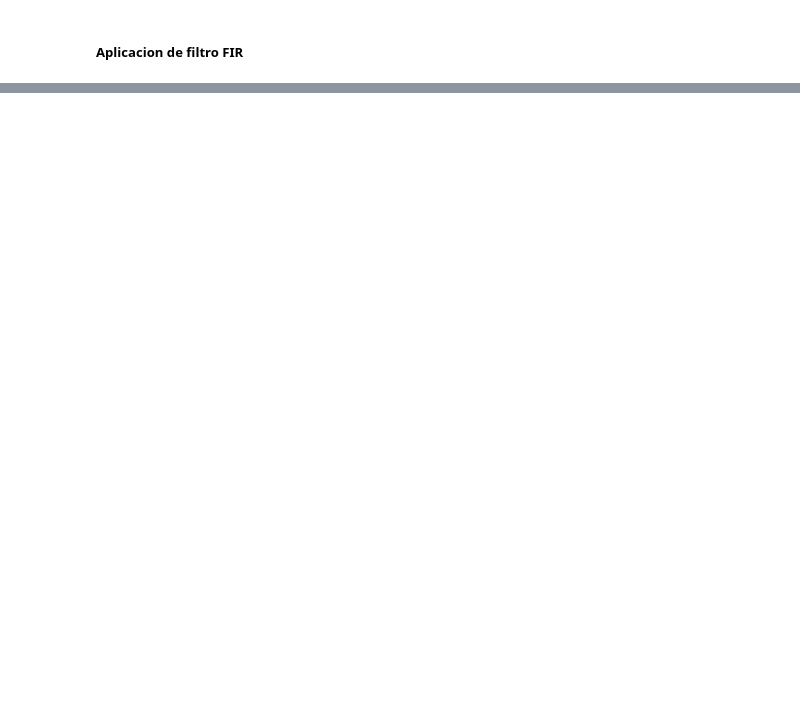
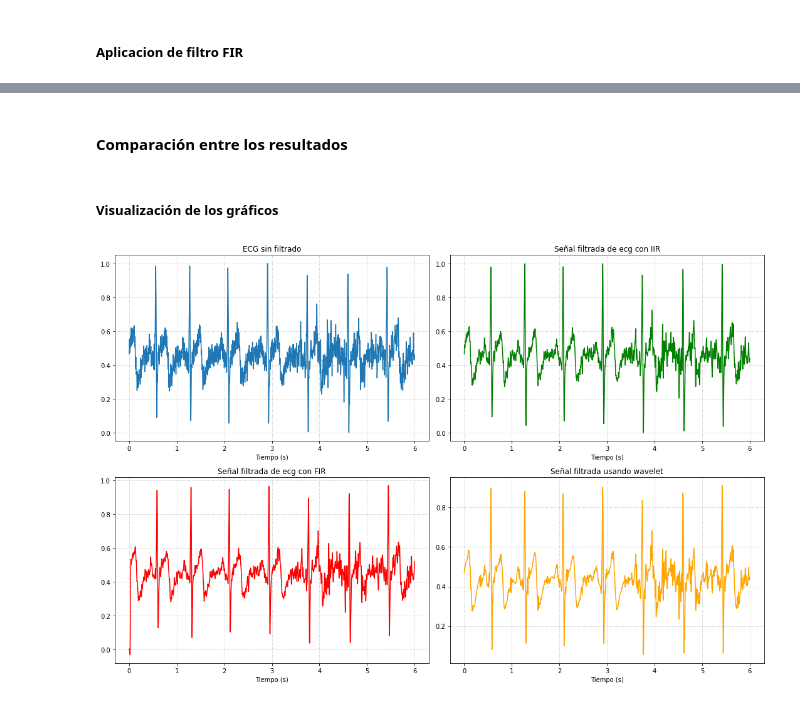
Before and after one commit to fruizg/Introduccion_de_senales, a Jupyter notebook: ISB/Laboratorios/Lab6_Filtrado/FiltroECG.ipynb, the cells around one changed output, grey strips where cells are left out. Saved outputs shown, nothing was run; the diff lists cells and outputs as text; code cells hidden in the pictures; blank space fills up the shorter version.

```diff
--- a/ISB/Laboratorios/Lab6_Filtrado/FiltroECG.ipynb
+++ b/ISB/Laboratorios/Lab6_Filtrado/FiltroECG.ipynb
@@ -124,0 +127,39 @@ ValueError: A filter with an even number of coefficients must have zero response
+# %% [markdown]
+#### Comparación entre los resultados
+# %% [markdown]
+##### Visualización de los gráficos
+# %%
+plt.figure(figsize=(15,10))
+plt.subplot(2,2,1)
+plt.subplots_adjust(hspace=0.6,wspace=0.6)
+
+#Ecg crudo
+plt.plot(t1, y1)
+plt.title("ECG sin filtrado")
+plt.grid(linestyle=":")
+plt.xlabel("Tiempo (s)")
+
+#ecg filtrado IIR
+plt.subplot(2,2,2)
+plt.title('Señal filtrada de ecg con IIR')
+plt.plot(t1,ecg_filtered, color ="green")
+plt.grid(linestyle=":")
+plt.xlabel("Tiempo (s)")
+
+#ecg filtrado con FIR
+plt.subplot(2,2,3)
+plt.title('Señal filtrada de ecg con FIR')
+plt.plot(t1,ecg_filtered_fir, color="red")
+plt.grid(linestyle=":")
+plt.xlabel("Tiempo (s)")
+
+#ecg utilizando wavelets
+plt.subplot(2,2,4)
+plt.title('Señal filtrada usando wavelet')
+plt.plot(t1,senal_denoised, color="orange")
+plt.grid(linestyle=":")
+plt.xlabel("Tiempo (s)")
+plt.tight_layout()
+plt.show()
+# %% [output]
+[figure, added]
```
Also changed, not shown: parts of 10 cells of this notebook.
